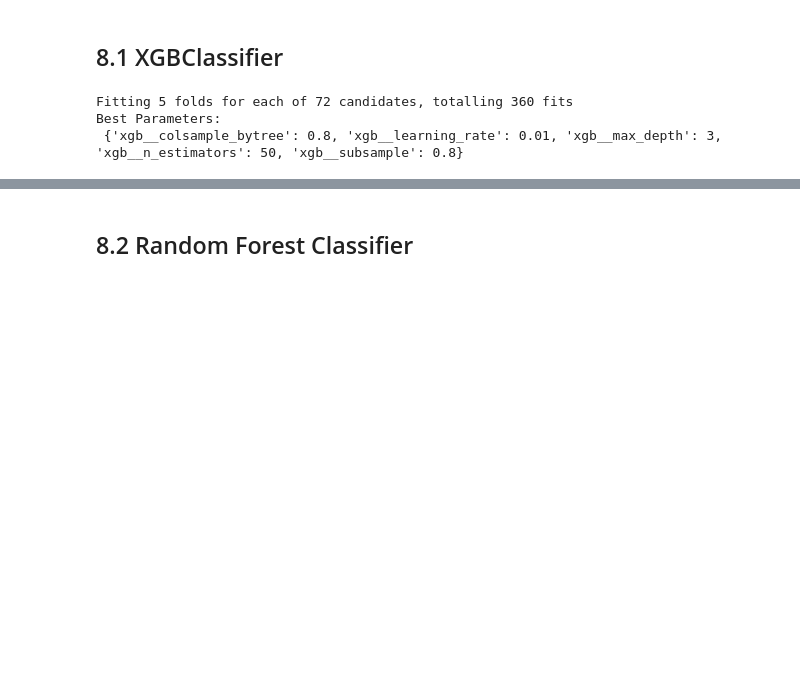
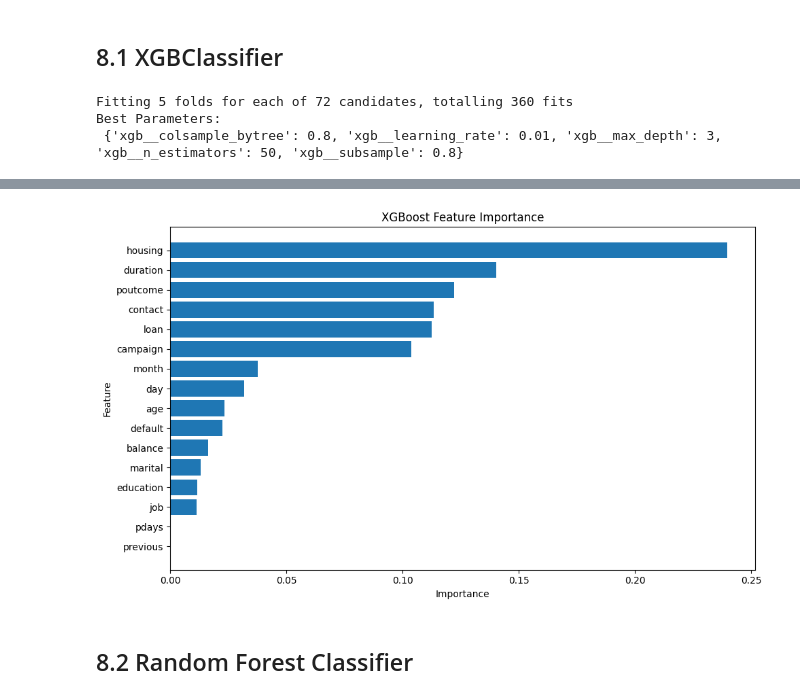
Before and after one commit to saisubbaraom2003/Bank-Marketing-Campaign--Term-Deposit-Subscription-Prediction, a Jupyter notebook: Note_Book.ipynb, the cells around one changed output, grey strips where cells are left out. Saved outputs shown, nothing was run; the diff lists cells and outputs as text; code cells hidden in the pictures; blank space fills up the shorter version.

```diff
--- a/Note_Book.ipynb
+++ b/Note_Book.ipynb
@@ -29,7 +29,7 @@ from sklearn.metrics import (
 # %% [markdown]
 ## 1.1 Project Overview
 # %%
-df=pd.read_excel(r"C:\Users\saisu\OneDrive\Desktop\Banking_Call_Data.xlsx")
+df=pd.read_excel(r"C:\Users\saisu\OneDrive\Desktop\GitHub Repos\Bank-Marketing-Campaign--Term-Deposit-Subscription-Prediction\Banking_Call_Data.xlsx")
 # %%
 df.head()
 # %% [output]
@@ -466,5 +467,25 @@ plt.show()
 weighted avg       0.90      0.90      0.90      9043
 [figure]
+# %%
+importances = best_model.feature_importances_
+
+# Create a DataFrame for better visualization
+feature_importance_df = pd.DataFrame({
+    'Feature': X_train.columns,
+    'Importance': importances
+}).sort_values(by='Importance', ascending=False)
+
+# Plot
+plt.figure(figsize=(10, 6))
+plt.barh(feature_importance_df['Feature'], feature_importance_df['Importance'])
+plt.xlabel('Importance')
+plt.ylabel('Feature')
+plt.title('XGBoost Feature Importance')
+plt.gca().invert_yaxis()
+plt.tight_layout()
+plt.show()
+# %% [output]
+[figure, added]
 # %% [markdown]
 ## 8.2 Random Forest Classifier
 # %%
```
Also changed, not shown: parts of 3 cells of this notebook, 2 other files.
